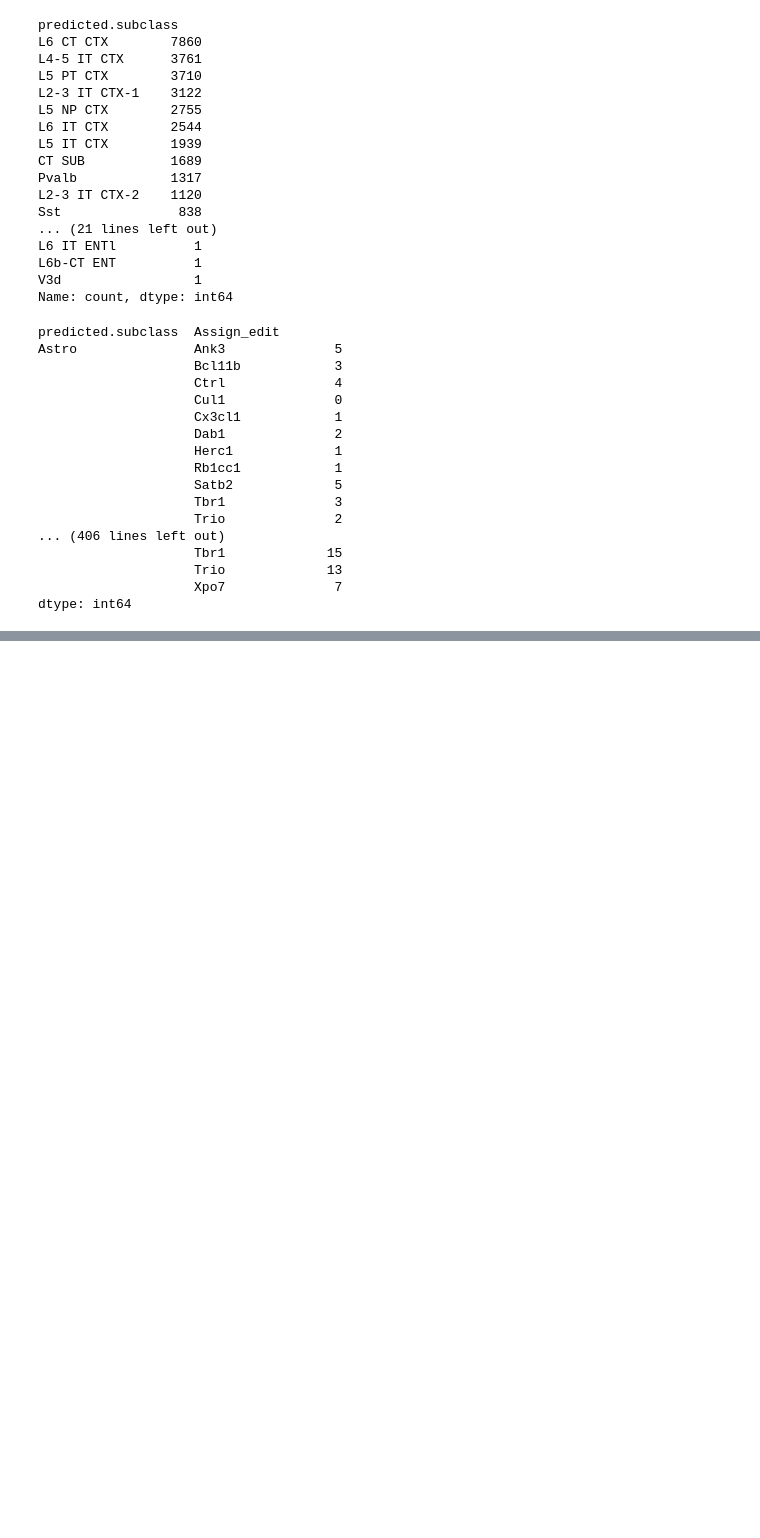
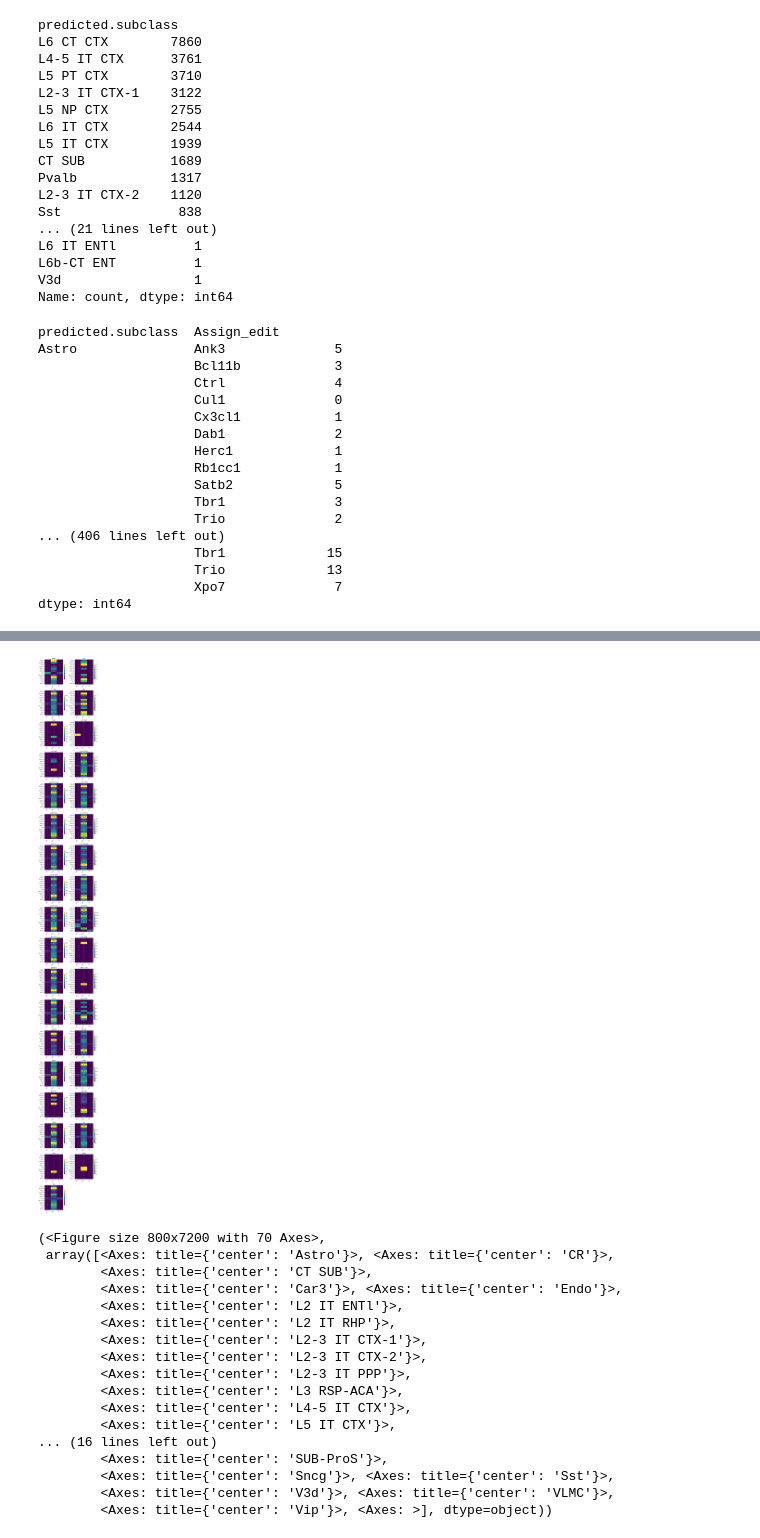
Before and after one commit to asunboi/proving-ground, a Jupyter notebook: 0_datasets/linear_baseline.ipynb, the cells around one changed output, grey strips where cells are left out. Drawn from its saved outputs; the diff is of its cells as text; code cells hidden in the pictures; blank space fills up the shorter version.

```diff
--- a/0_datasets/linear_baseline.ipynb
+++ b/0_datasets/linear_baseline.ipynb
@@ -22,0 +155,15 @@ AnnData object with n_obs × n_vars = 21700 × 5000
+# %%
+# Create mask for control cells only
+control_mask = boli_hvg.obs["Assign"] == "NT_0"
+
+# Train: Batch 1 Sample 1 and 2 (controls only)
+train_mask = control_mask & boli_hvg.obs['BioSamp'].str.contains('batch1_samp[12]', case=False, regex=True, na=False)
+boli_hvg.obs.loc[train_mask, 'transfer_split_seed1'] = 'train'
+
+# Val: Batch 2 mouse 1 and 2 (controls only)
+val_mask = control_mask & boli_hvg.obs['BioSamp'].str.contains('batch2_mouse[12]', case=False, regex=True, na=False)
+boli_hvg.obs.loc[val_mask, 'transfer_split_seed1'] = 'val'
+
+# Test: Batch 2 mouse 3 (controls only)
+test_mask = control_mask & boli_hvg.obs['BioSamp'].str.contains('batch2_mouse3', case=False, regex=True, na=False)
+boli_hvg.obs.loc[test_mask, 'transfer_split_seed1'] = 'test'
@@ -274,0 +465,21 @@ plot_counts(boli.obs, cell_line_col="cell_type", gene_col="condition")
+# %%
+plot_counts(boli_hvg.obs, cell_line_col="predicted.subclass", gene_col="Assign")
+# %% [output]
+[figure, added]
+(<Figure size 800x7200 with 70 Axes>,
+ array([<Axes: title={'center': 'Astro'}>, <Axes: title={'center': 'CR'}>,
+        <Axes: title={'center': 'CT SUB'}>,
+        <Axes: title={'center': 'Car3'}>, <Axes: title={'center': 'Endo'}>,
+        <Axes: title={'center': 'L2 IT ENTl'}>,
+        <Axes: title={'center': 'L2 IT RHP'}>,
+        <Axes: title={'center': 'L2-3 IT CTX-1'}>,
+        <Axes: title={'center': 'L2-3 IT CTX-2'}>,
+        <Axes: title={'center': 'L2-3 IT PPP'}>,
+        <Axes: title={'center': 'L3 RSP-ACA'}>,
+        <Axes: title={'center': 'L4-5 IT CTX'}>,
+        <Axes: title={'center': 'L5 IT CTX'}>,
+... (16 lines left out)
+        <Axes: title={'center': 'SUB-ProS'}>,
+        <Axes: title={'center': 'Sncg'}>, <Axes: title={'center': 'Sst'}>,
+        <Axes: title={'center': 'V3d'}>, <Axes: title={'center': 'VLMC'}>,
+        <Axes: title={'center': 'Vip'}>, <Axes: >], dtype=object))
```
Also changed, not shown: parts of 21 cells of this notebook, 8 other files.
